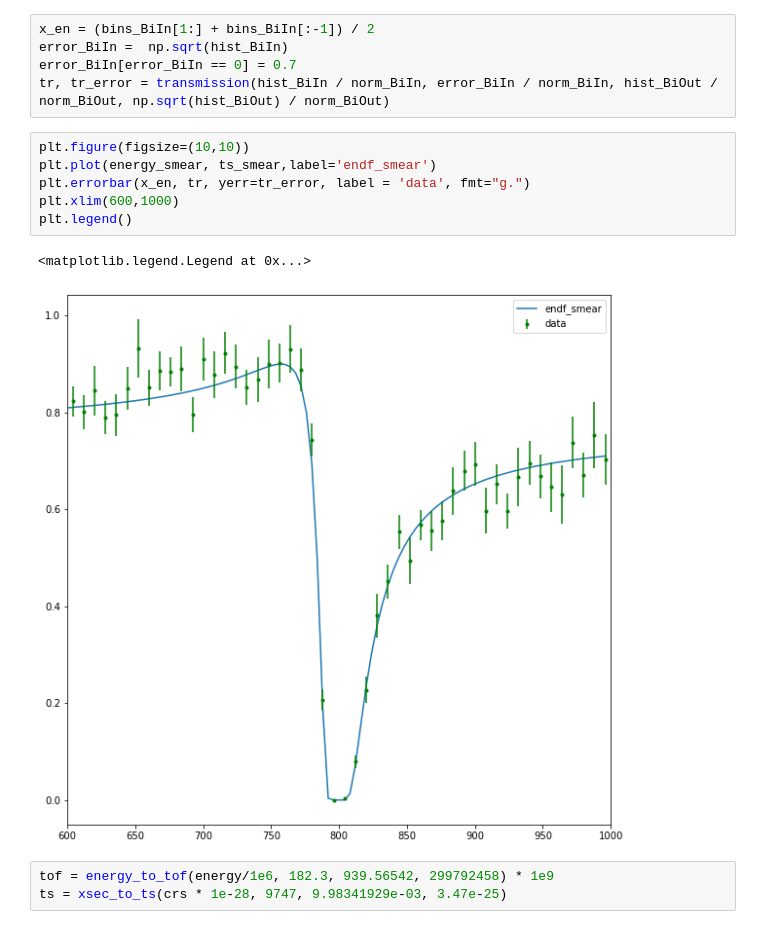
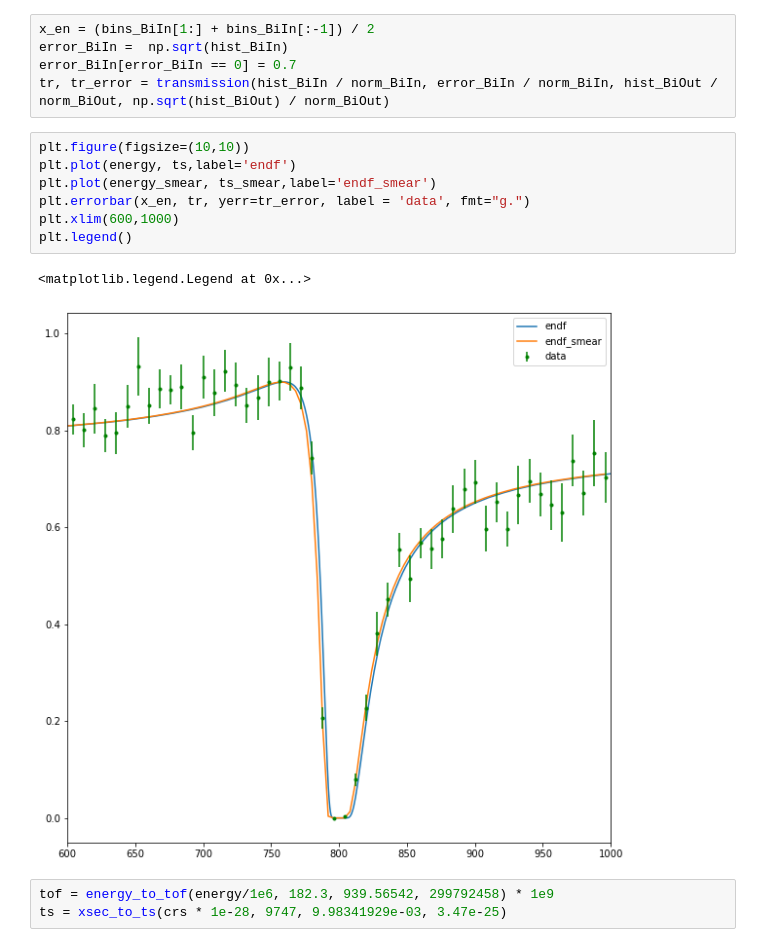
Before and after one commit to Junyinghuang/MArEX_Analysis, a Jupyter notebook: systematic.ipynb, the cells around one changed output. Drawn from its saved outputs; the diff is of its cells as text.

```diff
--- a/systematic.ipynb
+++ b/systematic.ipynb
@@ -251,13 +251,14 @@ error_BiIn[error_BiIn == 0] = 0.7
 tr, tr_error = transmission(hist_BiIn / norm_BiIn, error_BiIn / norm_BiIn, hist_BiOut / norm_BiOut, np.sqrt(hist_BiOut) / norm_BiOut)
 # %%
 plt.figure(figsize=(10,10))
+plt.plot(energy, ts,label='endf')
 plt.plot(energy_smear, ts_smear,label='endf_smear')
 plt.errorbar(x_en, tr, yerr=tr_error, label = 'data', fmt="g.")
 plt.xlim(600,1000)
 plt.legend()
 # %% [output]
 <matplotlib.legend.Legend at 0x...>
-[figure, old version]
+[figure, new version]
 # %%
 tof = energy_to_tof(energy/1e6, 182.3, 939.56542, 299792458) * 1e9
 ts = xsec_to_ts(crs * 1e-28, 9747, 9.98341929e-03, 3.47e-25)
```
Also changed, not shown: parts of 10 cells of this notebook, 7 other files.
